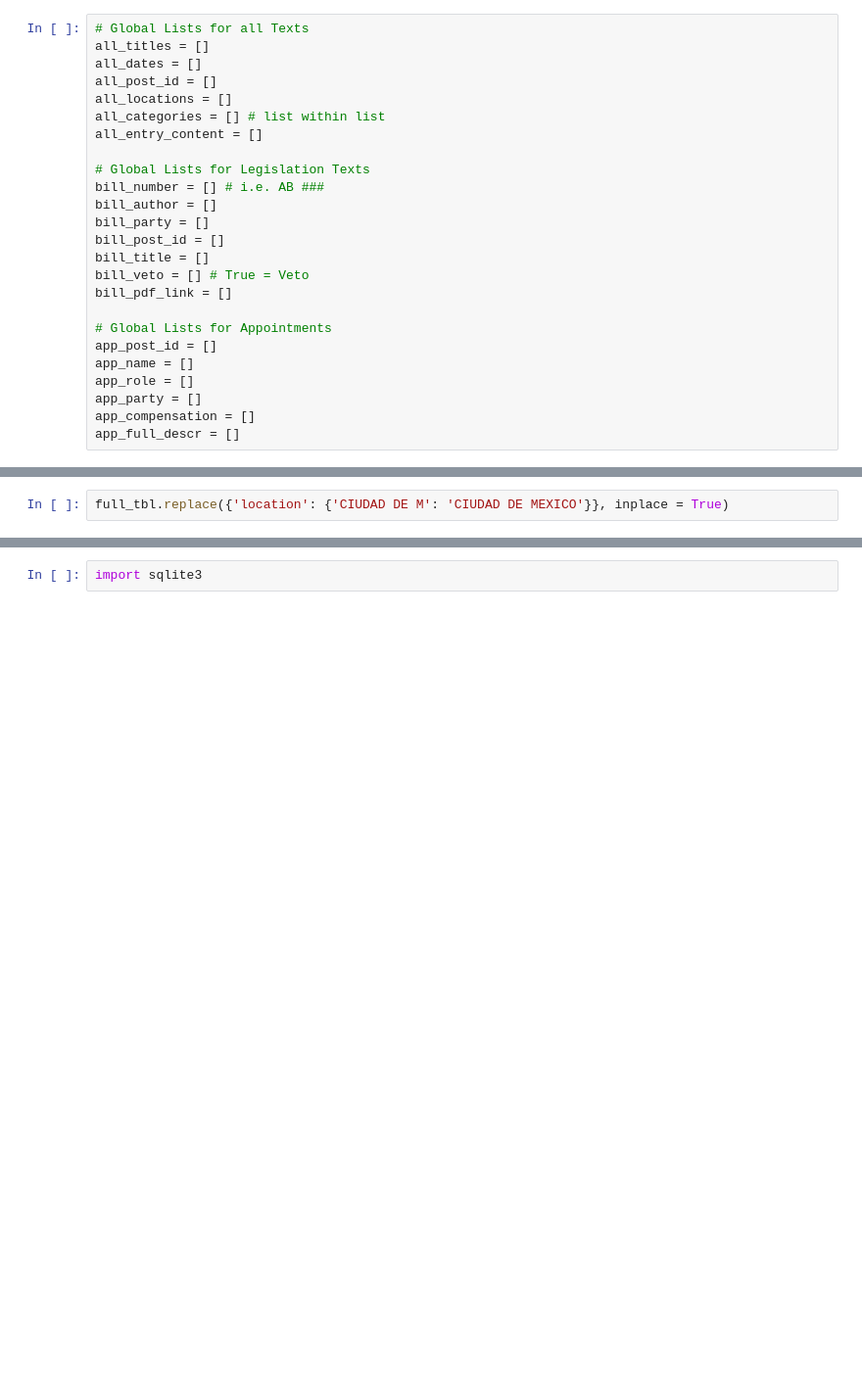
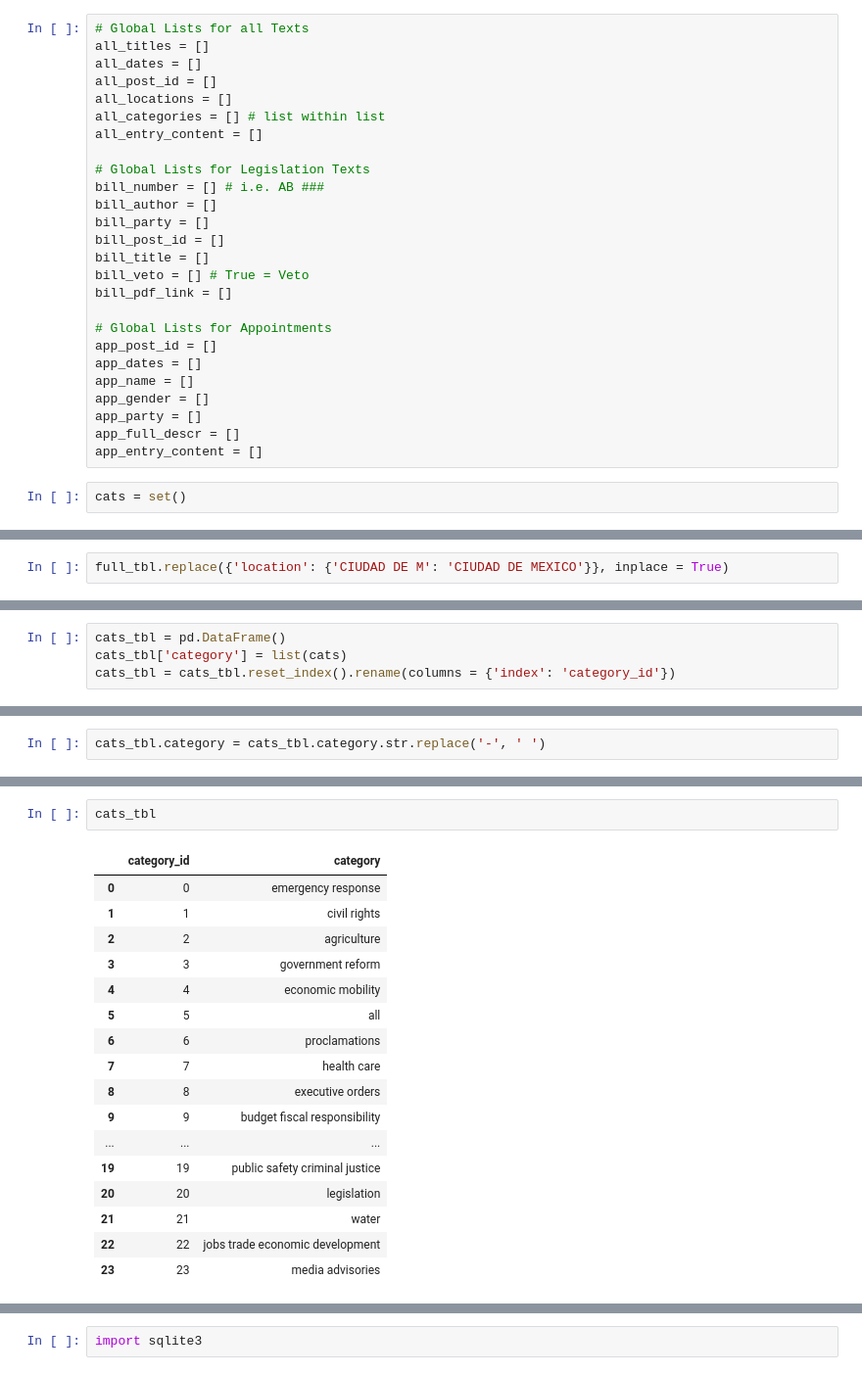
Before and after one commit to zanekuser/CA_Gov_Press_Releases, a Jupyter notebook: Parser.ipynb, the cells around one changed output, grey strips where cells are left out. Shown at 98% size. Saved outputs shown, nothing was run; the diff lists cells and outputs as text; blank space fills up the shorter version.

```diff
--- a/Parser.ipynb
+++ b/Parser.ipynb
@@ -32,11 +32,14 @@ bill_pdf_link = []
 
 # Global Lists for Appointments
 app_post_id = []
+app_dates = []
 app_name = []
-app_role = []
+app_gender = []
 app_party = []
-app_compensation = []
 app_full_descr = []
+app_entry_content = []
+# %%
+cats = set()
 # %%
 for textFile in all_text: # Change to length of list
     with open(textFile, "r") as f:
@@ -200,0 +269,4 @@ full_tbl['categories'].apply(lambda x: )
+# %%
+cats_tbl = pd.DataFrame()
+cats_tbl['category'] = list(cats)
+cats_tbl = cats_tbl.reset_index().rename(columns = {'index': 'category_id'})
@@ -200,0 +275,2 @@ full_tbl['categories'].apply(lambda x: )
+# %%
+cats_tbl.category = cats_tbl.category.str.replace('-', ' ')
@@ -200,0 +291,20 @@ full_tbl['categories'].apply(lambda x: )
+# %%
+cats_tbl
+# %% [output]
+|  | category_id | category |
+| 0 | 0 | emergency response |
+| 1 | 1 | civil rights |
+| 2 | 2 | agriculture |
+| 3 | 3 | government reform |
+| 4 | 4 | economic mobility |
+| 5 | 5 | all |
+| 6 | 6 | proclamations |
+| 7 | 7 | health care |
+| 8 | 8 | executive orders |
+| 9 | 9 | budget fiscal responsibility |
+| ... | ... | ... |
+| 19 | 19 | public safety criminal justice |
+| 20 | 20 | legislation |
+| 21 | 21 | water |
+| 22 | 22 | jobs trade economic development |
+| 23 | 23 | media advisories |
```
Also changed, not shown: parts of 44 cells of this notebook.
